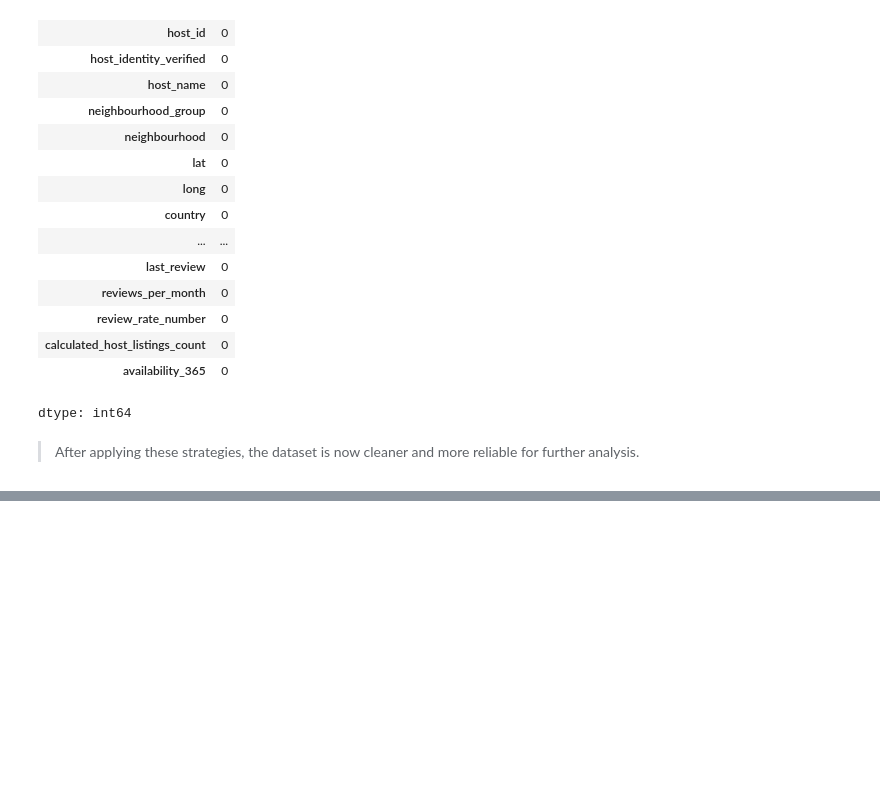
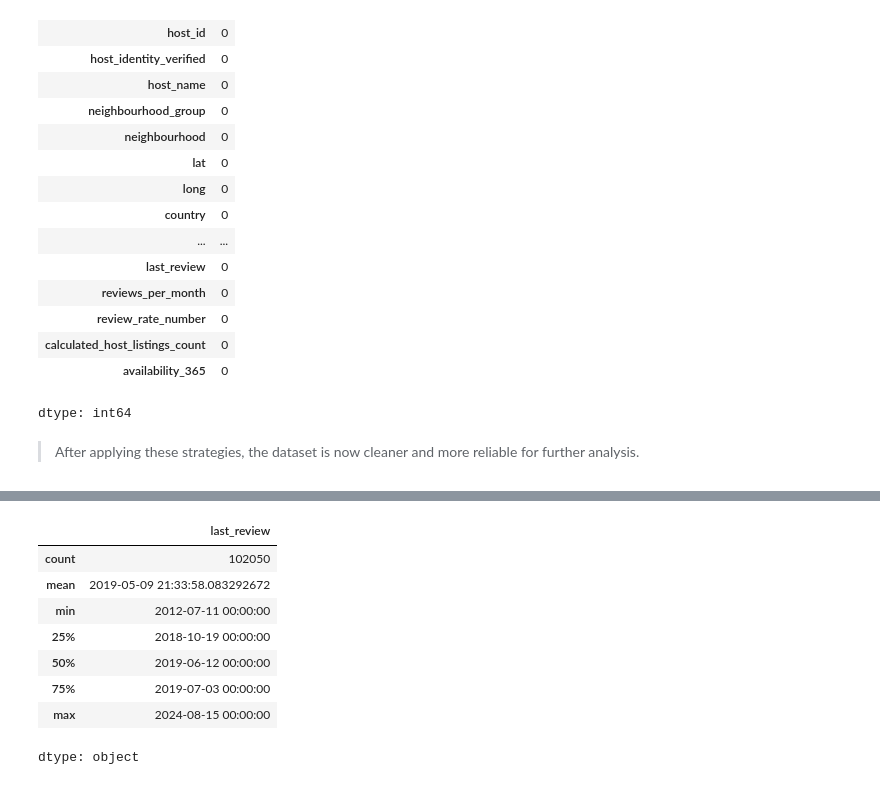
Before and after one commit to priyadharsh73/airbnb_eda, a Jupyter notebook: airbnb_eda.ipynb, the cells around one changed output, grey strips where cells are left out. Cells and saved outputs as stored; diff of their text form; code cells hidden in the pictures; blank space fills up the shorter version.

```diff
--- a/airbnb_eda.ipynb
+++ b/airbnb_eda.ipynb
@@ -318,0 +412,24 @@ dtype: int64
+# %%
+# Convert last_review to datetime if not already done
+df['last_review'] = pd.to_datetime(df['last_review'], errors='coerce')
+
+# Infer start and end dates from the dataset
+start_date = df['last_review'].min()
+end_date = df['last_review'].max()
+
+# Ensure the end date does not exceed 2024
+end_date = min(end_date, pd.to_datetime('2024-08-31'))
+
+print(f"Start Date: {start_date}")
+print(f"End Date: {end_date}")
+
+# Replace dates outside the range with NaN
+df['last_review'] = df['last_review'].where(df['last_review'].between(start_date, end_date))
+
+# Fill NaN values with the median date
+median_date = df['last_review'].median()
+df['last_review'].fillna(median_date, inplace=True)
+
+# Summary of the dataset after handling abnormal values in last_review
+df['last_review'].describe()
+# %% [output]
@@ -318,0 +438,9 @@ dtype: int64
+|  | last_review |
+| count | 102050 |
+| mean | 2019-05-09 21:33:58.083292672 |
+| min | 2012-07-11 00:00:00 |
+| 25% | 2018-10-19 00:00:00 |
+| 50% | 2019-06-12 00:00:00 |
+| 75% | 2019-07-03 00:00:00 |
+| max | 2024-08-15 00:00:00 |
+dtype: object
```
Also changed, not shown: parts of 10 cells of this notebook.
